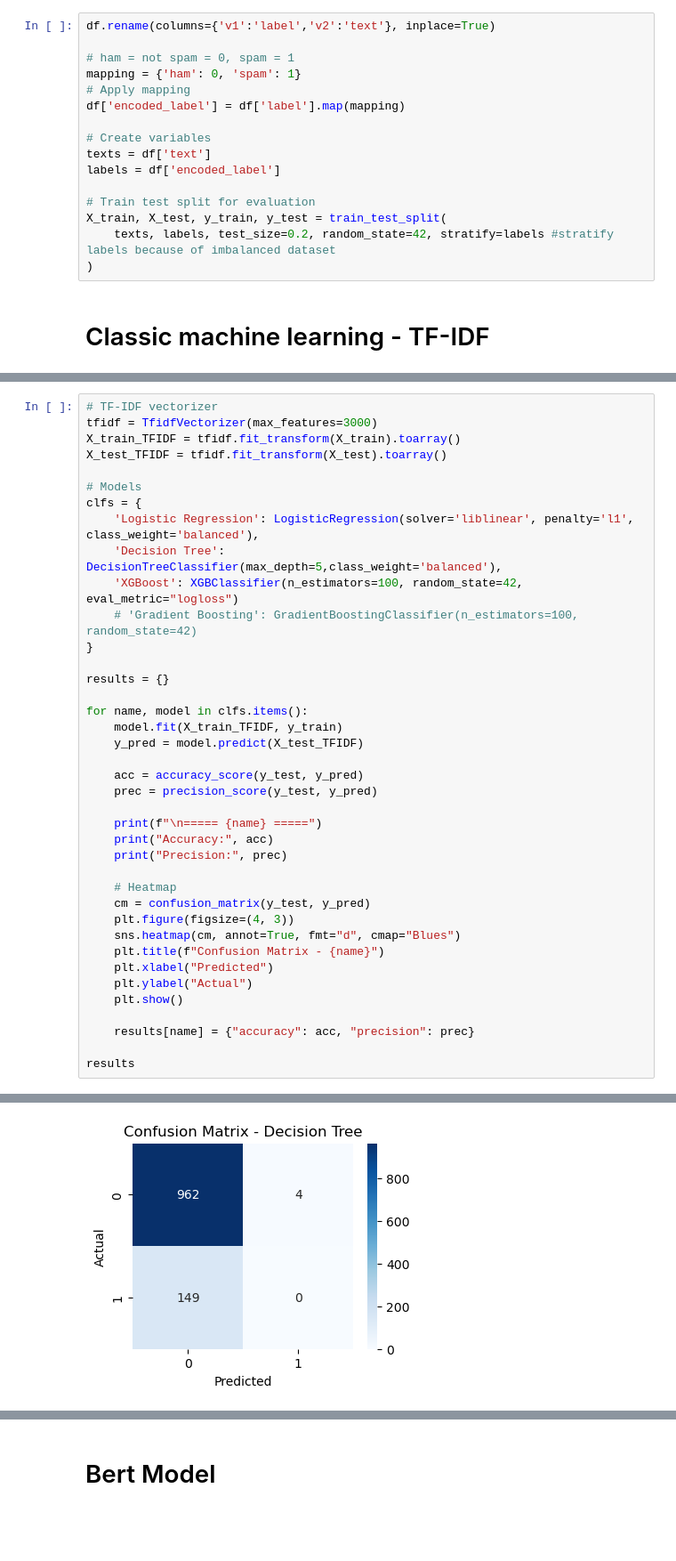
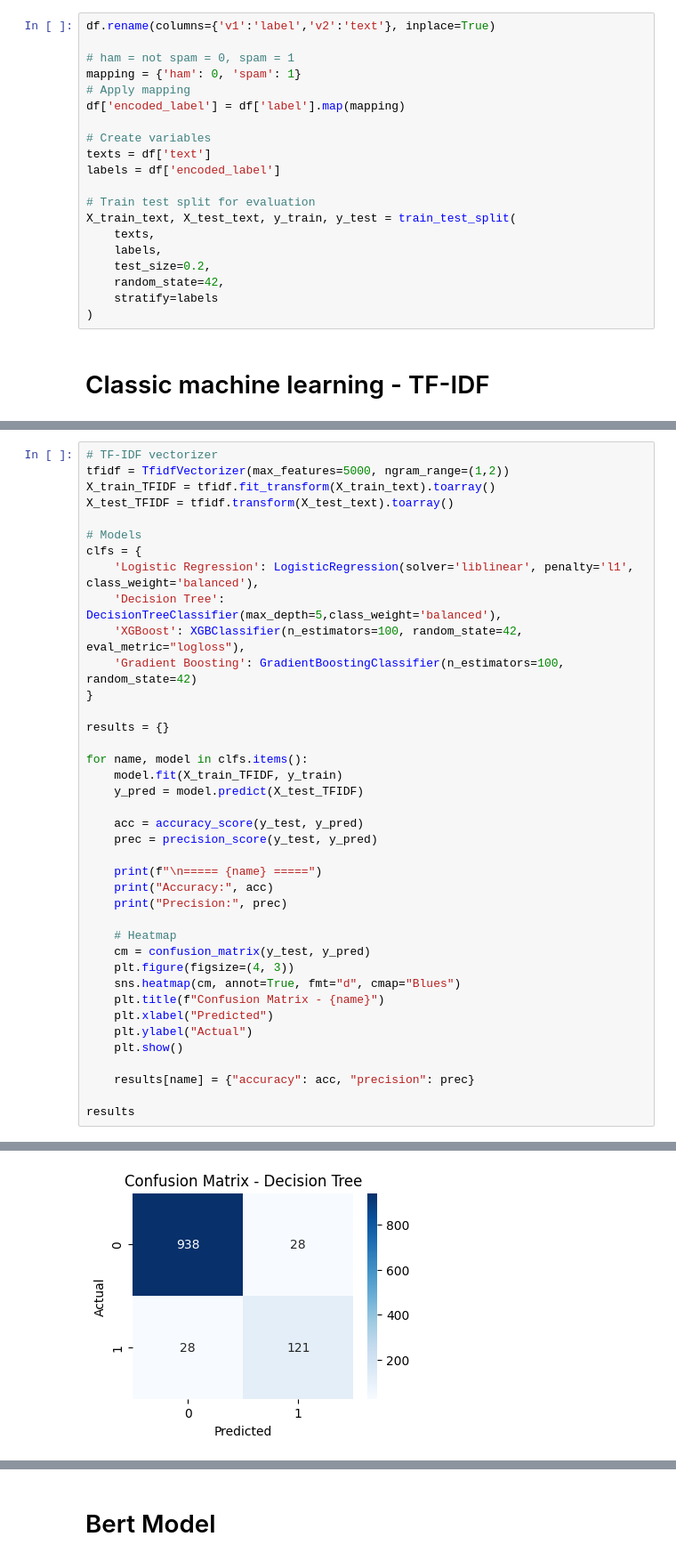
Before and after one commit to ninacunha/BERT-vs-TFIDF-TextClassification, a Jupyter notebook: Final.ipynb, the cells around one changed output, grey strips where cells are left out. Shown at 89% size. Drawn from its saved outputs; the diff is of its cells as text; blank space fills up the shorter version.

```diff
--- a/Final.ipynb
+++ b/Final.ipynb
@@ -105,8 +114,12 @@ texts = df['text']
 labels = df['encoded_label']
 
 # Train test split for evaluation
-X_train, X_test, y_train, y_test = train_test_split(
-    texts, labels, test_size=0.2, random_state=42, stratify=labels #stratify labels because of imbalanced dataset
+X_train_text, X_test_text, y_train, y_test = train_test_split(
+    texts,
+    labels,
+    test_size=0.2,
+    random_state=42,
+    stratify=labels
 )
 # %% [markdown]
 # Classic machine learning - TF-IDF
@@ -170,15 +126,15 @@ KeyboardInterrupt:
 # %%
 # TF-IDF vectorizer
-tfidf = TfidfVectorizer(max_features=3000)
-X_train_TFIDF = tfidf.fit_transform(X_train).toarray()
-X_test_TFIDF = tfidf.fit_transform(X_test).toarray()
+tfidf = TfidfVectorizer(max_features=5000, ngram_range=(1,2))
+X_train_TFIDF = tfidf.fit_transform(X_train_text).toarray()
+X_test_TFIDF = tfidf.transform(X_test_text).toarray()
 
 # Models
 clfs = {
     'Logistic Regression': LogisticRegression(solver='liblinear', penalty='l1', class_weight='balanced'),
     'Decision Tree': DecisionTreeClassifier(max_depth=5,class_weight='balanced'),
-    'XGBoost': XGBClassifier(n_estimators=100, random_state=42, eval_metric="logloss")
-    # 'Gradient Boosting': GradientBoostingClassifier(n_estimators=100, random_state=42)
+    'XGBoost': XGBClassifier(n_estimators=100, random_state=42, eval_metric="logloss"),
+    'Gradient Boosting': GradientBoostingClassifier(n_estimators=100, random_state=42)
 }
 
 results = {}
@@ -217,2 +173,2 @@ Precision: 0.0
-[figure, old version]
+[figure, new version]
 ===== XGBoost =====
```
Also changed, not shown: parts of 15 cells of this notebook.
